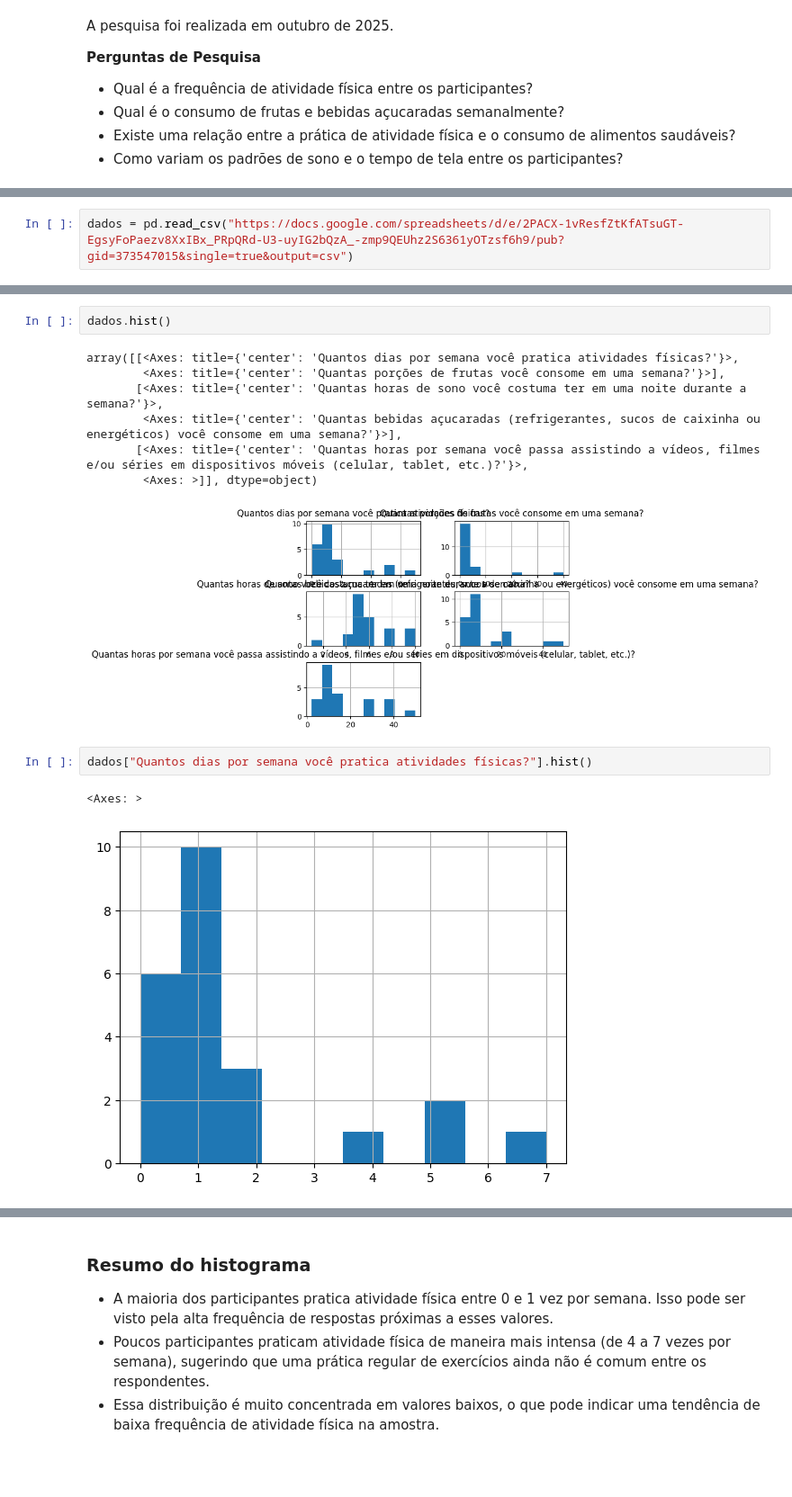
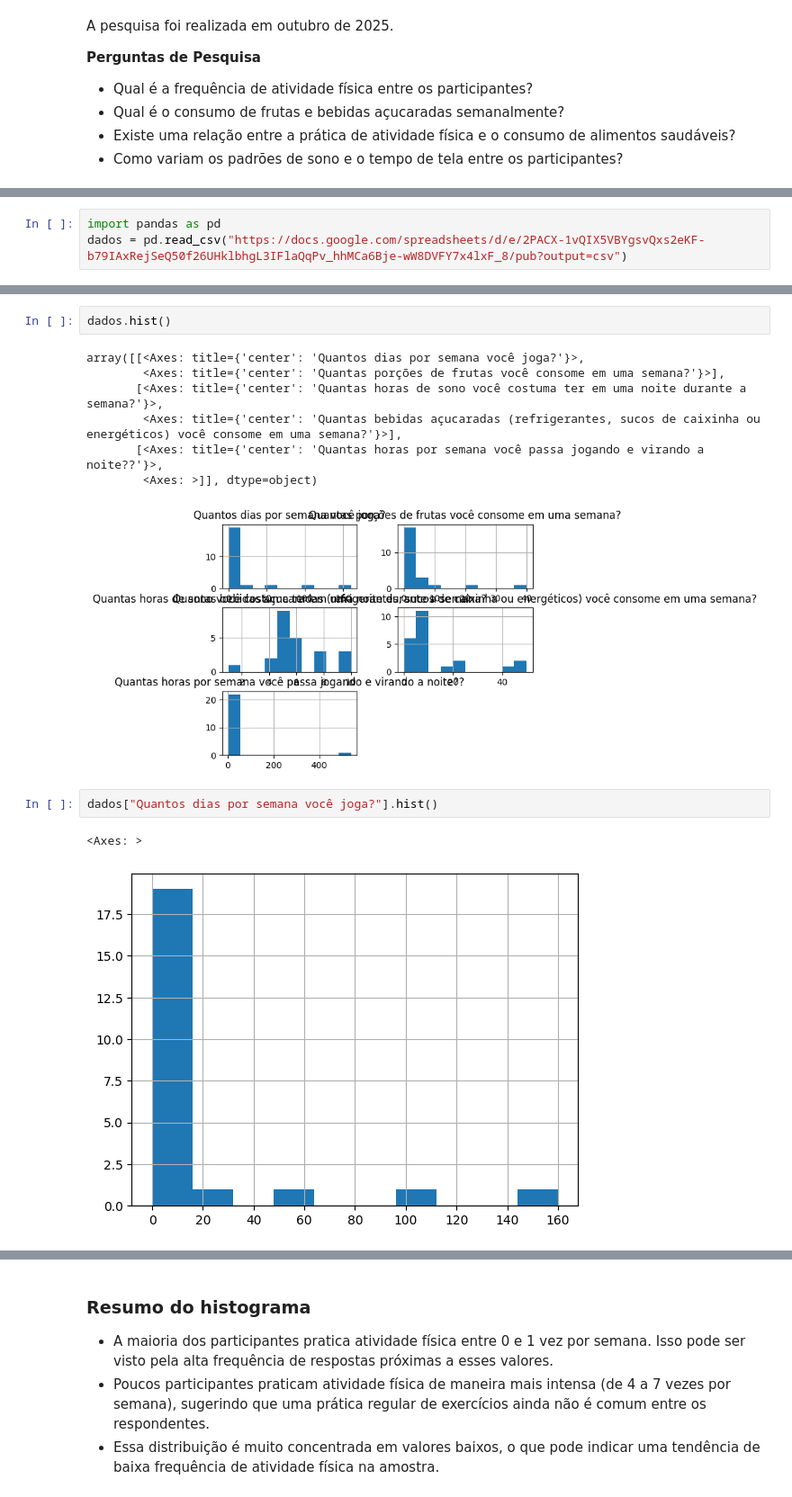
Before and after one commit to Supernova-1QI/Dados_py, a Jupyter notebook: Projeto_Final_|_Análise_Exploratória_de_Dados_sobre_Hábitos_de_Saúde_e_Bem_Estar.ipynb, the cells around one changed output, grey strips where cells are left out. Shown at 90% size. Saved outputs shown, nothing was run; the diff lists cells and outputs as text; blank space fills up the shorter version.

```diff
--- a/Projeto_Final_|_Análise_Exploratória_de_Dados_sobre_Hábitos_de_Saúde_e_Bem_Estar.ipynb
+++ b/Projeto_Final_|_Análise_Exploratória_de_Dados_sobre_Hábitos_de_Saúde_e_Bem_Estar.ipynb
@@ -19,5 +17,6 @@ import pandas as pd
 # %%
-dados = pd.read_csv("https://docs.google.com/spreadsheets/d/e/2PACX-1vResfZtKfATsuGT-EgsyFoPaezv8XxIBx_PRpQRd-U3-uyIG2bQzA_-zmp9QEUhz2S6361yOTzsf6h9/pub?gid=373547015&single=true&output=csv")
+import pandas as pd
+dados = pd.read_csv("https://docs.google.com/spreadsheets/d/e/2PACX-1vQIX5VBYgsvQxs2eKF-b79IAxRejSeQ50f26UHklbhgL3IFlaQqPv_hhMCa6Bje-wW8DVFY7x4lxF_8/pub?output=csv")
 # %%
 dados
 # %% [output]
@@ -41,18 +40,18 @@ dados
 # %%
 dados.hist()
 # %% [output]
-array([[<Axes: title={'center': 'Quantos dias por semana você pratica atividades físicas?'}>,
+array([[<Axes: title={'center': 'Quantos dias por semana você joga?'}>,
         <Axes: title={'center': 'Quantas porções de frutas você consome em uma semana?'}>],
        [<Axes: title={'center': 'Quantas horas de sono você costuma ter em uma noite durante a semana?'}>,
         <Axes: title={'center': 'Quantas bebidas açucaradas (refrigerantes, sucos de caixinha ou energéticos) você consome em uma semana?'}>],
-       [<Axes: title={'center': 'Quantas horas por semana você passa assistindo a vídeos, filmes e/ou séries em dispositivos móveis (celular, tablet, etc.)?'}>,
+       [<Axes: title={'center': 'Quantas horas por semana você passa jogando e virando a noite??'}>,
         <Axes: >]], dtype=object)
-[figure, old version]
+[figure, new version]
 # %%
-dados["Quantos dias por semana você pratica atividades físicas?"].hist()
+dados["Quantos dias por semana você joga?"].hist()
 # %% [output]
 <Axes: >
-[figure, old version]
+[figure, new version]
 # %%
 dados["Quantas porções de frutas você consome em uma semana?"].hist()
 # %% [output]
```
Also changed, not shown: parts of 8 cells of this notebook.
